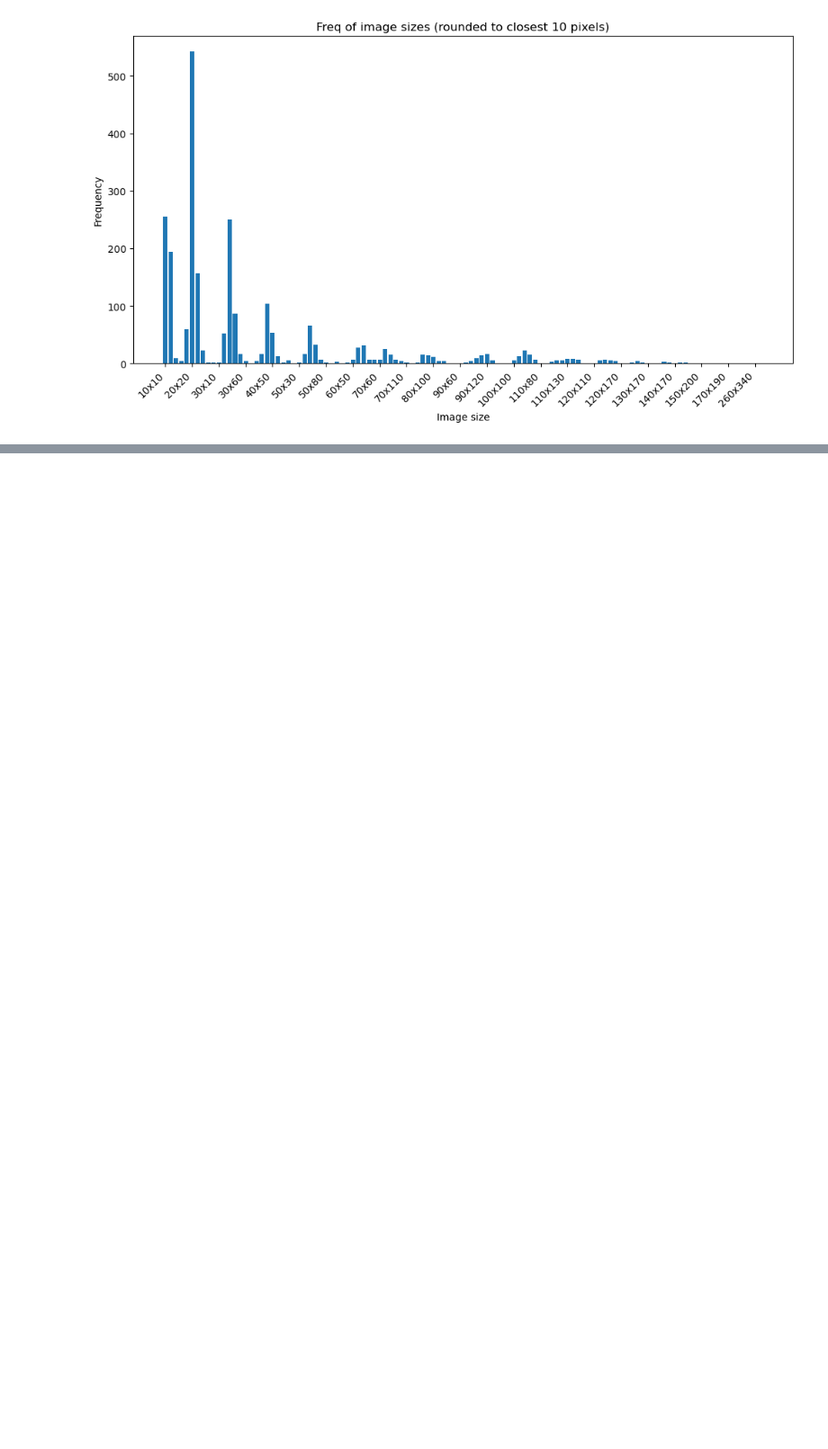
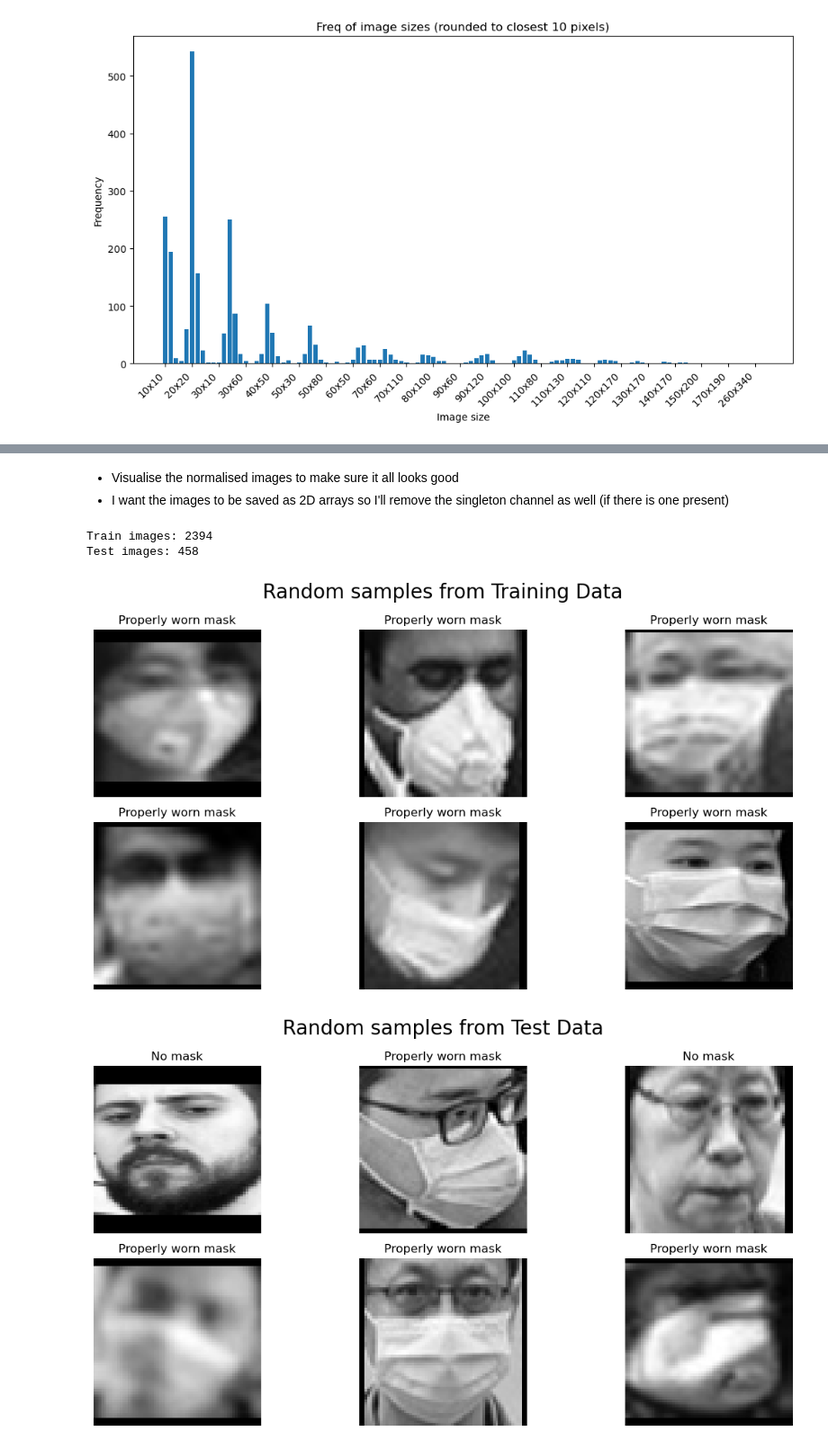
Before and after one commit to KPflitsch/Mask-Or-No-Mask, a Jupyter notebook: Code/Visualise_Normalize_Dataset.ipynb, the cells around one changed output, grey strips where cells are left out. Shown: that part at 90% size. Saved outputs shown, nothing was run; the diff lists cells and outputs as text; code cells hidden in the pictures; blank space fills up the shorter version.

```diff
--- a/Code/Visualise_Normalize_Dataset.ipynb
+++ b/Code/Visualise_Normalize_Dataset.ipynb
@@ -112,0 +126,32 @@ plt.show()
+# %%
+def resize_with_padding(img, target_size=(64, 64), pad_colour=0):
+    # Get image height and width
+    h, w = img.shape[:2]
+    # Target height and width
+    th, tw = target_size
+
+    # Set interpolation function based downscaling or upscaling
+    interpolation = cv2.INTER_AREA if h > th or w > tw else cv2.INTER_CUBIC
+
+    # Calculate aspect ratio of input image and maintain it for maintaining that aspect ratio
+    aspect_ratio = float(h) / float(w)
+    if aspect_ratio > 1:
+        new_w = tw
+        new_h = int(new_w / aspect_ratio)
+    else:
+        new_h = th
+        new_w = int(new_h * aspect_ratio)
+
+    # Resize the image
+    resized_img = cv2.resize(img, (new_w, new_h), interpolation=interpolation)
+
+    # Calculate amount of padding needed, and keeping image centered
+    pad_top = (th - new_h) // 2
+    pad_bottom = th - new_h - pad_top
+    pad_left = (tw - new_w) // 2
+    pad_right = tw - new_w - pad_left
+
+    # Add the padding (chosen colour is black)
+    padded_image = cv2.copyMakeBorder(resized_img, pad_top, pad_bottom, pad_left, pad_right, borderType = cv2.BORDER_CONSTANT, value = pad_colour)
+
+    return padded_image
@@ -112,0 +229,3 @@ plt.show()
+# %% [markdown]
+- Visualise the normalised images to make sure it all looks good
+- I want the images to be saved as 2D arrays so I'll remove the singleton channel as well (if there is one present)
@@ -112,0 +271,15 @@ plt.show()
+# %%
+X_train, y_train = load_normalize_images("train")
+X_test, y_test = load_normalize_images("test")
+
+
+print("Train images:", len(X_train))
+print("Test images:", len(X_test))
+
+show_random_normalized_images(X_train, y_train, dataset_name = "Training Data")
+show_random_normalized_images(X_test, y_test, dataset_name = "Test Data")
+# %% [output]
+Train images: 2394
+Test images: 458
+[figure, added]
+[figure, added]
```
Also changed, not shown: parts of 8 cells of this notebook.
